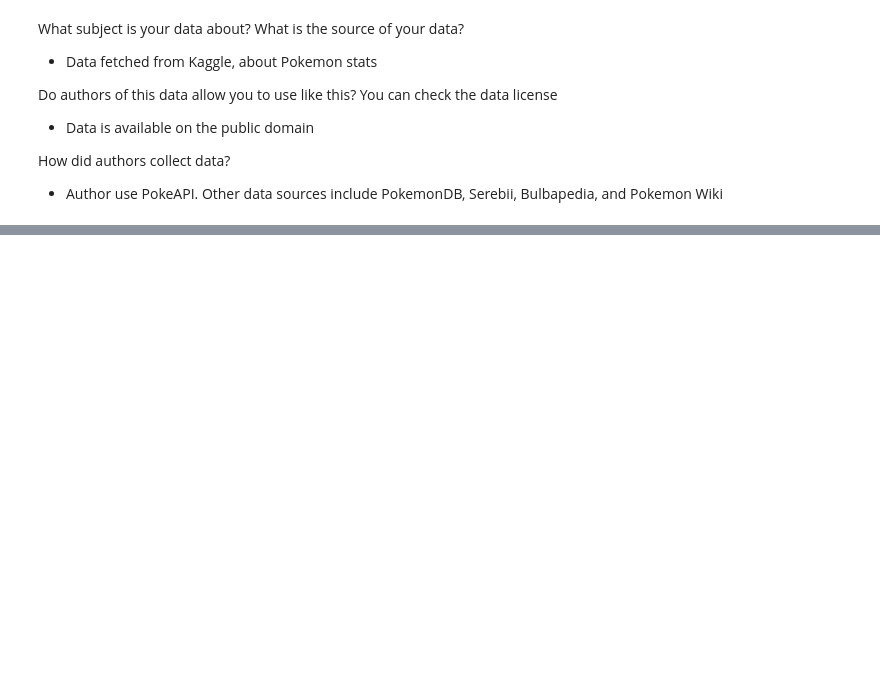
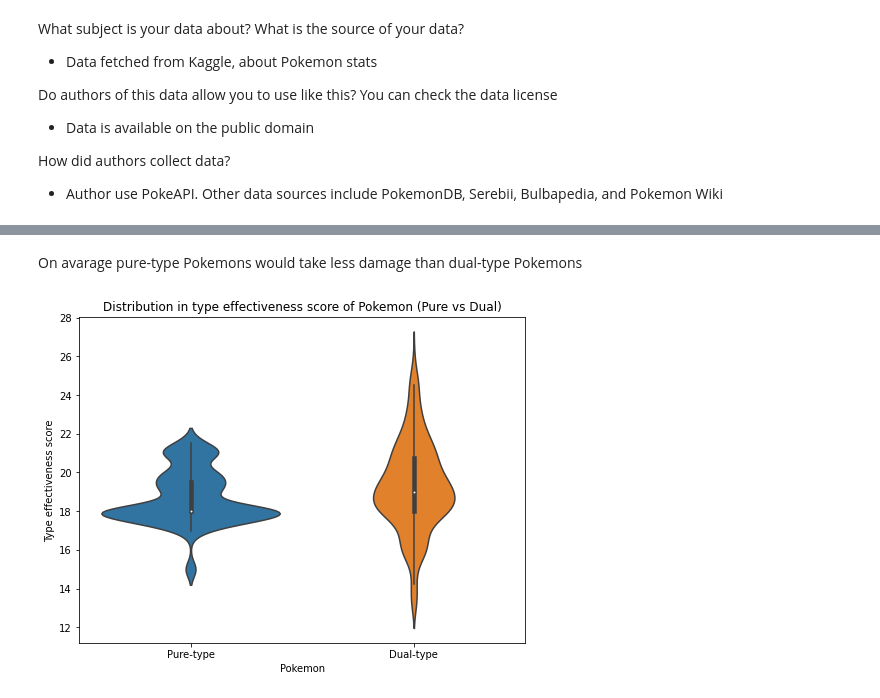
Before and after one commit to Wepewour19clc7/DSprograming, a Jupyter notebook: Pokemon.ipynb, the cells around one changed output, grey strips where cells are left out. Saved outputs shown, nothing was run; the diff lists cells and outputs as text; code cells hidden in the pictures; blank space fills up the shorter version.

Commit message:
add answer for pure-type vs dual-type

```diff
--- a/Pokemon.ipynb
+++ b/Pokemon.ipynb
@@ -48,0 +197,2 @@ df
+# %%
+df['is_dual'] = df.typing.str.contains('~')
@@ -48,0 +218,3 @@ df
+# %%
+stats_cols = ['hp', 'attack', 'defense', 'special_attack', 'special_defense', 'speed']
+df['total'] = df[stats_cols].sum(axis=1)
@@ -48,0 +274,16 @@ df
+# %%
+type_eff = ['normal_attack_effectiveness', 'fire_attack_effectiveness',
+            'water_attack_effectiveness', 'electric_attack_effectiveness',
+            'grass_attack_effectiveness', 'ice_attack_effectiveness',
+            'fighting_attack_effectiveness', 'poison_attack_effectiveness',
+            'ground_attack_effectiveness', 'fly_attack_effectiveness',
+            'psychic_attack_effectiveness', 'bug_attack_effectiveness',
+            'rock_attack_effectiveness', 'ghost_attack_effectiveness',
+            'dragon_attack_effectiveness', 'dark_attack_effectiveness',
+            'steel_attack_effectiveness', 'fairy_attack_effectiveness']
+# %%
+type_eff_score_df = pd.concat(
+    [df['name'], df['typing'], df['is_dual'], df[type_eff].sum(axis=1).rename('score')],
+    axis=1)
+
+type_eff_score_df.head(10)
@@ -48,0 +325,14 @@ df
+# %% [markdown]
+On avarage pure-type Pokemons would take less damage than dual-type Pokemons
+# %%
+fig, ax = plt.subplots(figsize=(8, 6))
+sns.violinplot(x=type_eff_score_df['is_dual'], y=type_eff_score_df['score'])
+
+ax.set_xticklabels(['Pure-type', 'Dual-type'])
+ax.set_ylabel('Type effectiveness score')
+ax.set_xlabel('Pokemon')
+ax.set_title('Distribution in type effectiveness score of Pokemon (Pure vs Dual)')
+
+plt.show()
+# %% [output]
+[figure, added]
```
Also changed, not shown: parts of 54 cells of this notebook.
